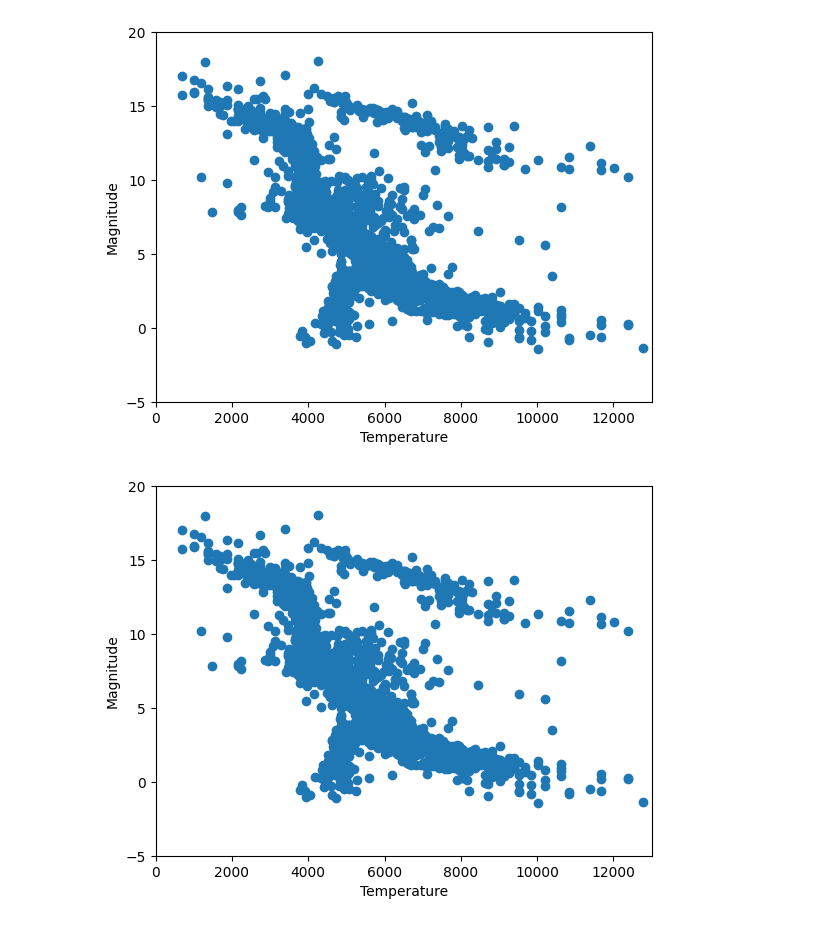
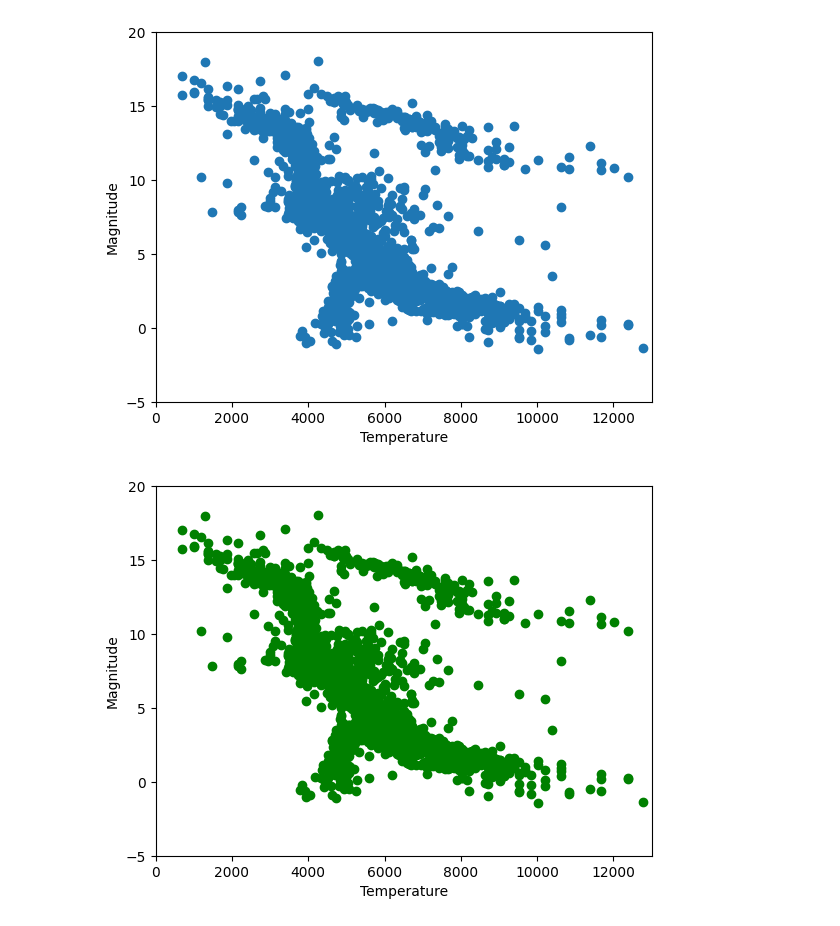
Before and after one commit to jhoselin48/SSF-Oto25JhoselinMarisolConstantinoEstrada, a Jupyter notebook: SSF_Constantino_hrdiagram.ipynb, the cells around one changed output. Drawn from its saved outputs; the diff is of its cells as text; code cells hidden in the pictures.

```diff
--- a/SSF_Constantino_hrdiagram.ipynb
+++ b/SSF_Constantino_hrdiagram.ipynb
@@ -21,27 +21,29 @@ show()
 # %% [output]
 [figure]
 # %%
-#Graficando son pylab, pero usando matplotlib
 #!/usr/bin/env python
 from __future__ import print_function,division
 ### http://www-personal.umich.edu/~mejn/computational-physics/
 
-#from pylab import scatter,xlabel,ylabel,xlim,ylim,show
-import matplotlib
+#Graficando son pylab, pero usando matplotlib.
+#Por Constantino Estrada Jhoselin Marisol
+import matplotlib.pyplot as plt
 from numpy import loadtxt
 
 data = loadtxt("stars.dat",float)
-x = data[:,0]
-y = data[:,1]
+df = pd.DataFrame(data, columns=['temperatura', 'magnitud'])
 
-scatter(x,y)
-xlabel("Temperature")
-ylabel("Magnitude")
-xlim(0,13000)
-ylim(-5,20)
-show()
+plt.plot(df['temperatura'], df['magnitud'], "go")
+
+plt.xlabel('Temperature')
+plt.ylabel('Magnitude')
+
+plt.xlim(0,13000)
+plt.ylim(-5,20)
+
+plt.show()
 # %% [output]
-[figure, old version]
+[figure, new version]
 # %%
 from google.colab import files
 uploaded = files.upload()
```
